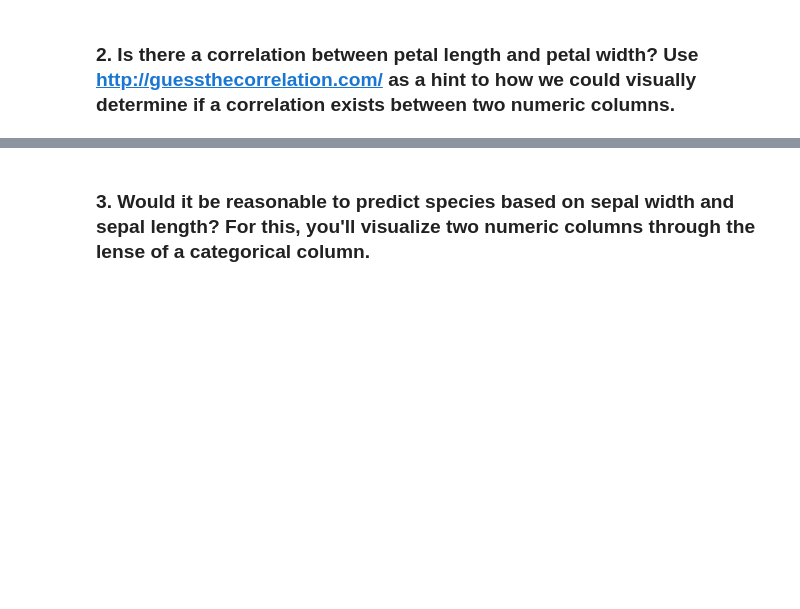
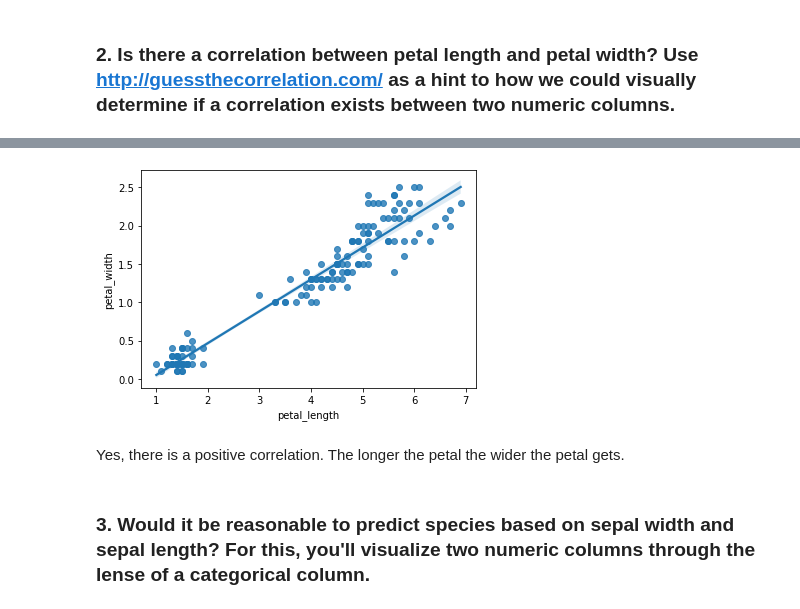
Before and after one commit to markydoug/numpy-pandas-visualization-exercises, a Jupyter notebook: seaborn_exercises.ipynb, the cells around one changed output, grey strips where cells are left out. Cells and saved outputs as stored; diff of their text form; code cells hidden in the pictures; blank space fills up the shorter version.

```diff
--- a/seaborn_exercises.ipynb
+++ b/seaborn_exercises.ipynb
@@ -51,2 +60,8 @@ iris.describe()
+# %%
+sns.regplot(x='petal_length', y='petal_width', data = iris);
+# %% [output]
+[figure, added]
+# %% [markdown]
+Yes, there is a positive correlation. The longer the petal the wider the petal gets.
 # %% [markdown]
 ### 3. Would it be reasonable to predict species based on sepal width and sepal length? For this, you'll visualize two numeric columns through the lense of a categorical column.
```
Also changed, not shown: parts of 33 cells of this notebook.
